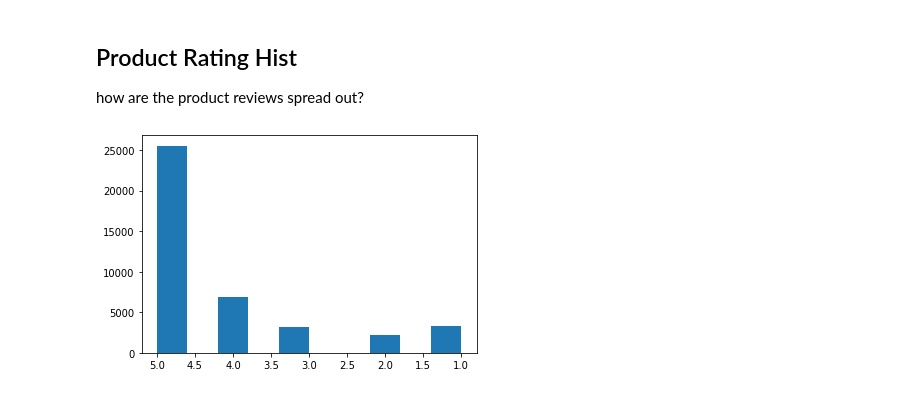
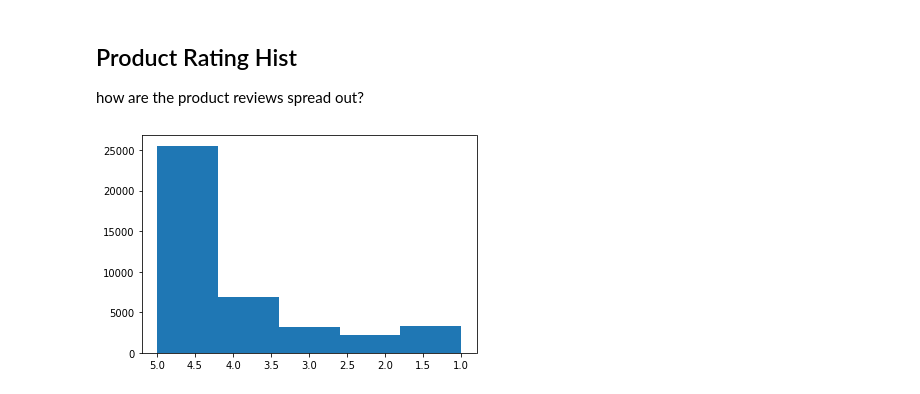
Before and after one commit to MichaelClayMoore/CSCE_5290_project, a Jupyter notebook: explore.ipynb, the cells around one changed output. Saved outputs shown, nothing was run; the diff lists cells and outputs as text; code cells hidden in the pictures.

```diff
--- a/explore.ipynb
+++ b/explore.ipynb
@@ -158,10 +166,10 @@ how are the product reviews spread out?
 # %%
 %matplotlib inline
 fig, ax = plt.subplots()
 
-ax.hist( df['review_score'], )
+ax.hist(df['review_score'], bins=len(df['review_score'].unique()))
 ax.invert_xaxis()
 
 plt.show()
 # %% [output]
-[figure, old version]
+[figure, new version]
```
Also changed, not shown: parts of 1 cell of this notebook.
